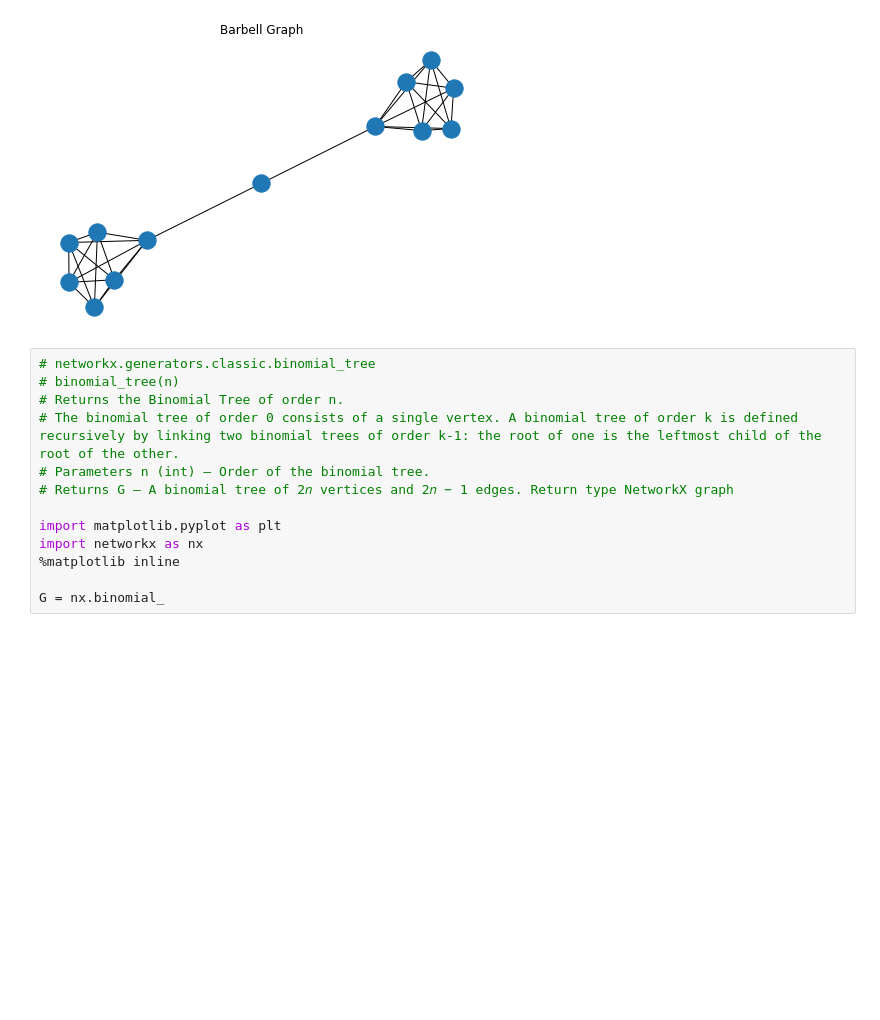
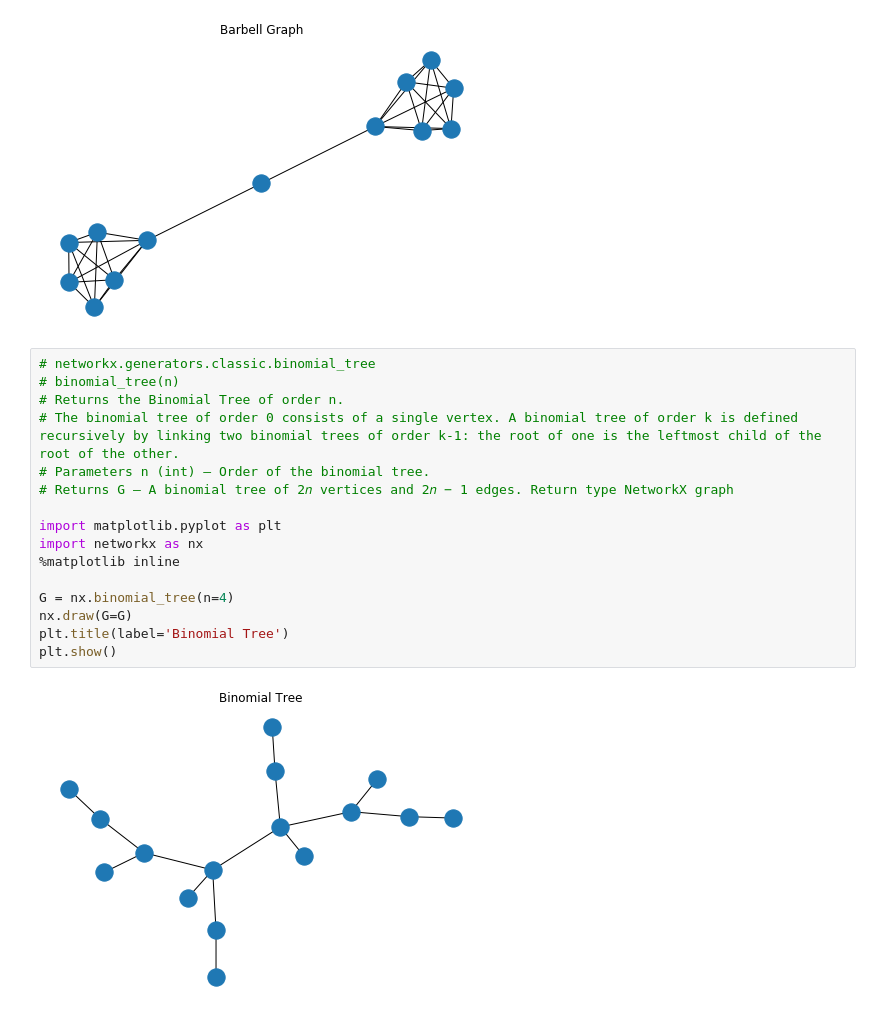
Before and after one commit to Fennec2000GH/Caterpillar-Quota-Walk-Sampling, a Jupyter notebook: src/Week2/Chapter5.ipynb, the cells around one changed output. Cells and saved outputs as stored; diff of their text form; blank space fills up the shorter version.

```diff
--- a/src/Week2/Chapter5.ipynb
+++ b/src/Week2/Chapter5.ipynb
@@ -117,16 +117,21 @@ plt.show()
 # %%
 # networkx.generators.classic.binomial_tree
 # binomial_tree(n)
 # Returns the Binomial Tree of order n.
 # The binomial tree of order 0 consists of a single vertex. A binomial tree of order k is defined recursively by linking two binomial trees of order k-1: the root of one is the leftmost child of the root of the other.
 # Parameters n (int) – Order of the binomial tree.
 # Returns G – A binomial tree of 2𝑛 vertices and 2𝑛 − 1 edges. Return type NetworkX graph
 
 import matplotlib.pyplot as plt
 import networkx as nx
 %matplotlib inline
 
-G = nx.binomial_
+G = nx.binomial_tree(n=4)
+nx.draw(G=G)
+plt.title(label='Binomial Tree')
+plt.show()
+# %% [output]
+[figure, added]
 # %%
 # networkx.generators.classic.complete_graph
 # complete_graph(n, create_using=None) Return the complete graph K_n with n nodes.
```
Also changed, not shown: parts of 10 cells of this notebook.
